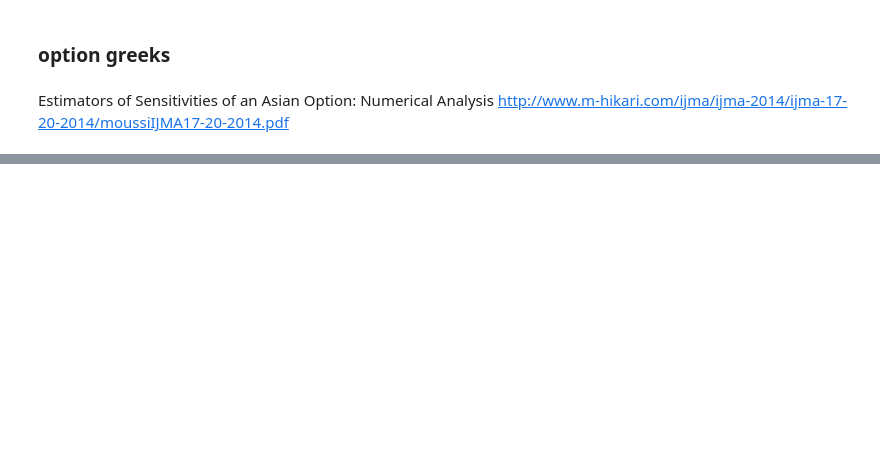
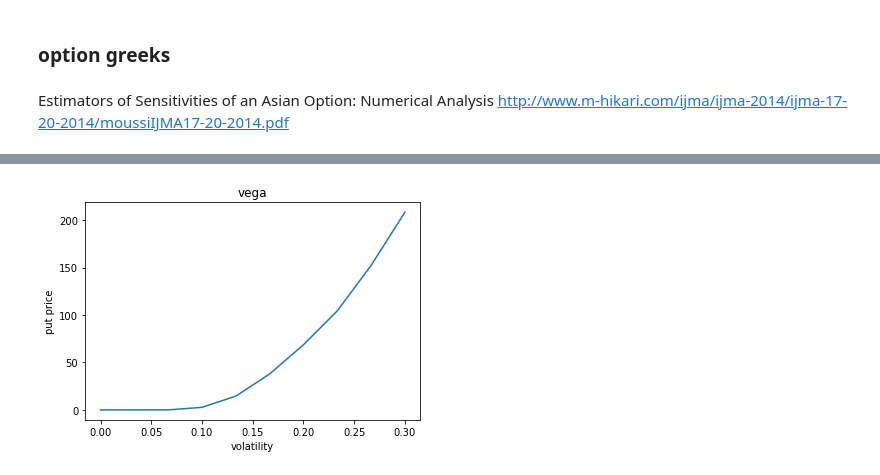
Before and after one commit to leolle/option_pricing, a Jupyter notebook: option_pricing.ipynb, the cells around one changed output, grey strips where cells are left out. Saved outputs shown, nothing was run; the diff lists cells and outputs as text; code cells hidden in the pictures; blank space fills up the shorter version.

```diff
--- a/option_pricing.ipynb
+++ b/option_pricing.ipynb
@@ -76,0 +239,8 @@ for i, value in enumerate(interest_rates):
+# %%
+# calculate rho.
+volatilities = np.linspace(0, 0.3, 1/n_simulation**(-0.25))
+put_price_vega = np.zeros(len(volatilities))
+for i, value in enumerate(volatilities):
+    # counter
+    print(i)
+    put_price_vega[i] = asian_option_pricing(s0, x, T, r, sigma=value)
@@ -76,0 +258,11 @@ for i, value in enumerate(interest_rates):
+# %%
+fig = plt.figure()
+ax = fig.add_subplot(111)
+ax.set_title('vega')
+
+ax.set_xlabel('volatility')
+ax.set_ylabel('put price')
+ax.plot(volatilities, put_price_vega)
+plt.show()
+# %% [output]
+[figure, added]
```
Also changed, not shown: parts of 20 cells of this notebook, 2 other files.
